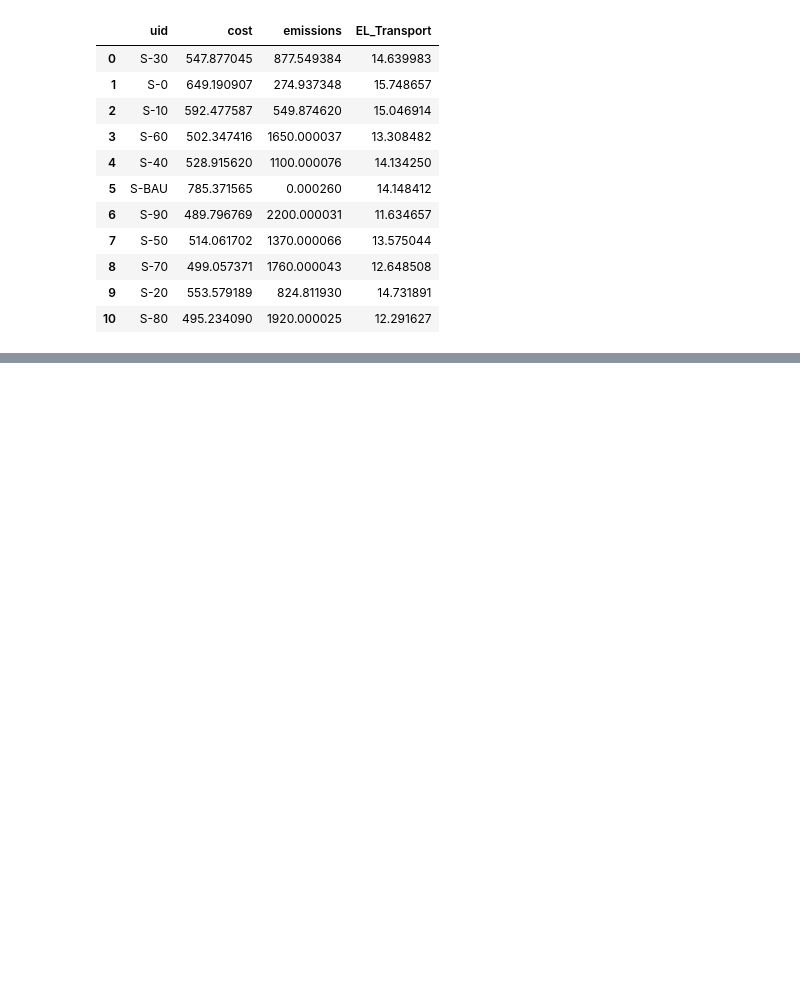
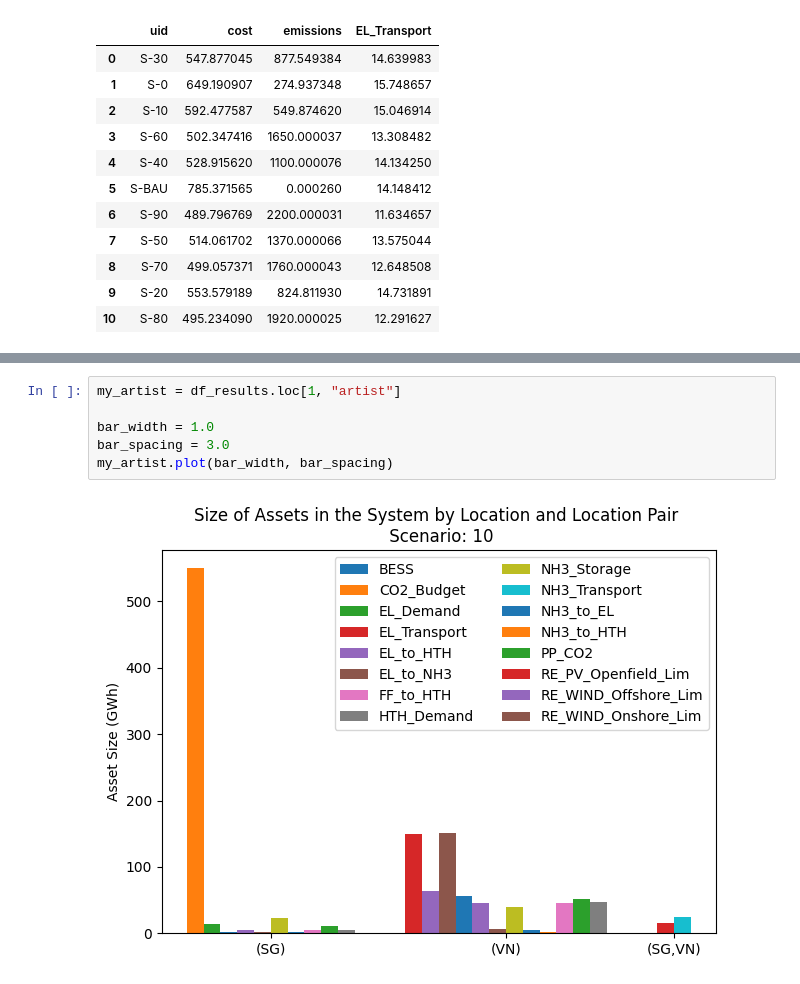
Before and after one commit to jpacilo/STEVFNs, a Jupyter notebook: Analysis/analysis-1.ipynb, the cells around one changed output, grey strips where cells are left out. Drawn from its saved outputs; the diff is of its cells as text; blank space fills up the shorter version.

```diff
--- a/Analysis/analysis-1.ipynb
+++ b/Analysis/analysis-1.ipynb
@@ -208,0 +232,8 @@ df_results.drop(columns="artist")
+# %%
+my_artist = df_results.loc[1, "artist"]
+
+bar_width = 1.0
+bar_spacing = 3.0
+my_artist.plot(bar_width, bar_spacing)
+# %% [output]
+[figure, added]
```
Also changed, not shown: parts of 14 cells of this notebook.
